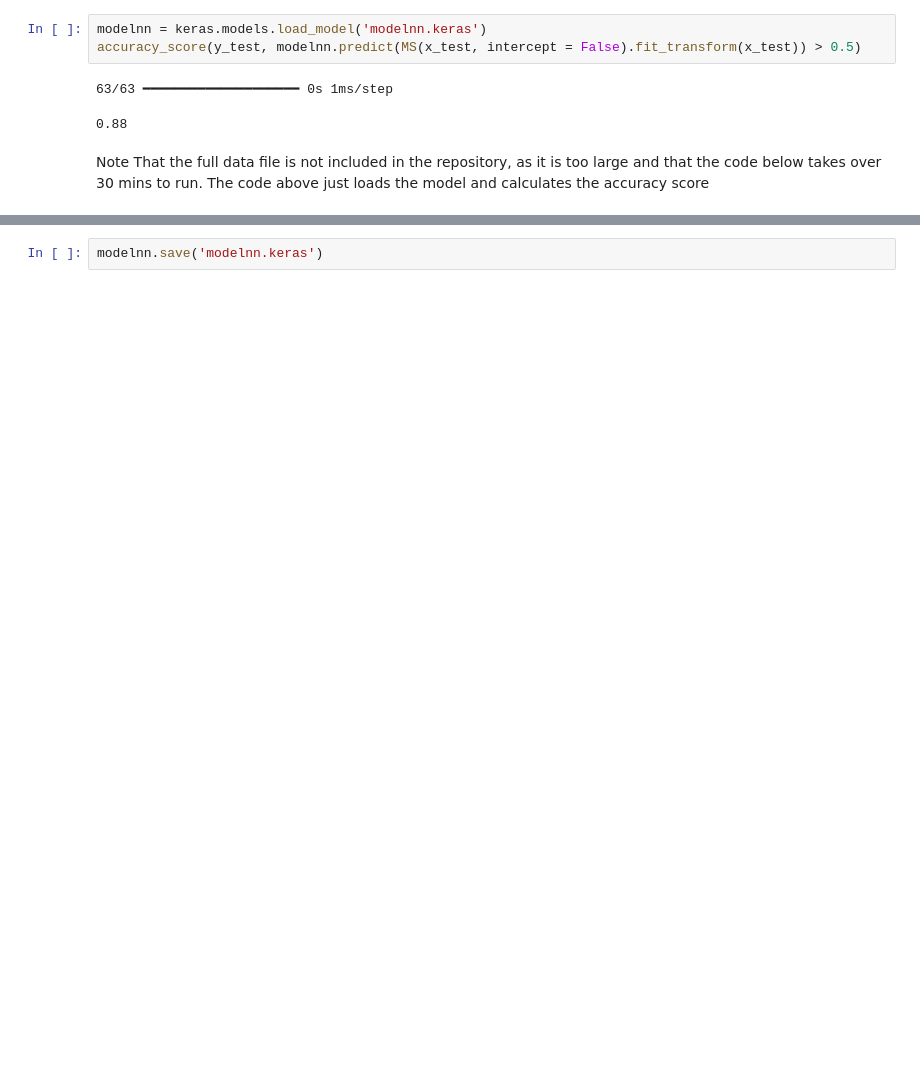
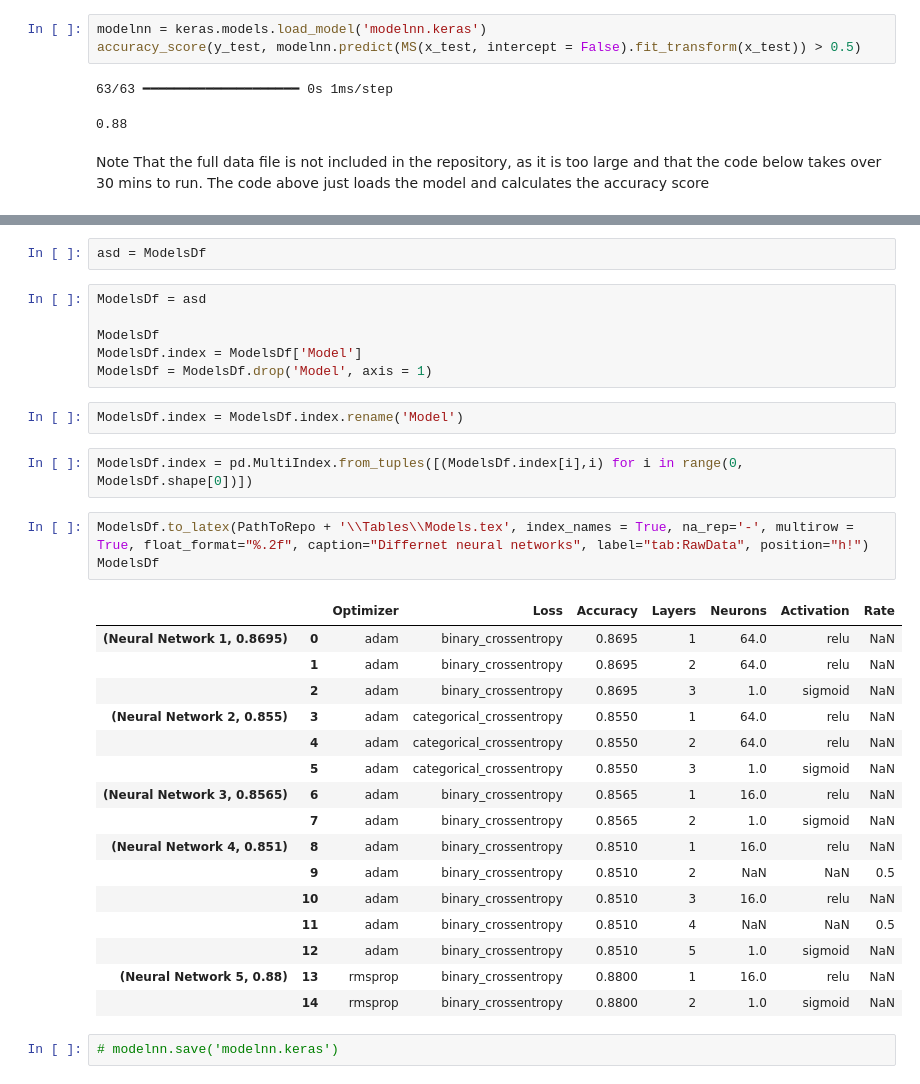
Before and after one commit to Chrillemis/AppStatProject, a Jupyter notebook: NeuralNetworks/Keras.ipynb, the cells around one changed output, grey strips where cells are left out. Saved outputs shown, nothing was run; the diff lists cells and outputs as text; blank space fills up the shorter version.

Commit message:
added more tables and updated some notebooks

```diff
--- a/NeuralNetworks/Keras.ipynb
+++ b/NeuralNetworks/Keras.ipynb
@@ -189,2 +330,34 @@ Epoch 10/10
+# %%
+asd = ModelsDf
+# %%
+ModelsDf = asd
+
+ModelsDf
+ModelsDf.index = ModelsDf['Model']
+ModelsDf = ModelsDf.drop('Model', axis = 1)
+# %%
+ModelsDf.index = ModelsDf.index.rename('Model')
+# %%
+ModelsDf.index = pd.MultiIndex.from_tuples([(ModelsDf.index[i],i) for i in range(0, ModelsDf.shape[0])])
+# %%
+ModelsDf.to_latex(PathToRepo + '\\Tables\\Models.tex', index_names = True, na_rep='-', multirow = True, float_format="%.2f", caption="Differnet neural networks", label="tab:RawData", position="h!")
+ModelsDf
+# %% [output]
+|  |  | Optimizer | Loss | Accuracy | Layers | Neurons | Activation | Rate |
+| (Neural Network 1, 0.8695) | 0 | adam | binary_crossentropy | 0.8695 | 1 | 64.0 | relu | NaN |
+|  | 1 | adam | binary_crossentropy | 0.8695 | 2 | 64.0 | relu | NaN |
+|  | 2 | adam | binary_crossentropy | 0.8695 | 3 | 1.0 | sigmoid | NaN |
+| (Neural Network 2, 0.855) | 3 | adam | categorical_crossentropy | 0.8550 | 1 | 64.0 | relu | NaN |
+|  | 4 | adam | categorical_crossentropy | 0.8550 | 2 | 64.0 | relu | NaN |
+|  | 5 | adam | categorical_crossentropy | 0.8550 | 3 | 1.0 | sigmoid | NaN |
+| (Neural Network 3, 0.8565) | 6 | adam | binary_crossentropy | 0.8565 | 1 | 16.0 | relu | NaN |
+|  | 7 | adam | binary_crossentropy | 0.8565 | 2 | 1.0 | sigmoid | NaN |
+| (Neural Network 4, 0.851) | 8 | adam | binary_crossentropy | 0.8510 | 1 | 16.0 | relu | NaN |
+|  | 9 | adam | binary_crossentropy | 0.8510 | 2 | NaN | NaN | 0.5 |
+|  | 10 | adam | binary_crossentropy | 0.8510 | 3 | 16.0 | relu | NaN |
+|  | 11 | adam | binary_crossentropy | 0.8510 | 4 | NaN | NaN | 0.5 |
+|  | 12 | adam | binary_crossentropy | 0.8510 | 5 | 1.0 | sigmoid | NaN |
+| (Neural Network 5, 0.88) | 13 | rmsprop | binary_crossentropy | 0.8800 | 1 | 16.0 | relu | NaN |
+|  | 14 | rmsprop | binary_crossentropy | 0.8800 | 2 | 1.0 | sigmoid | NaN |
 # %%
-modelnn.save('modelnn.keras')
+# modelnn.save('modelnn.keras')
```
Also changed, not shown: parts of 22 cells of this notebook, 6 other files.
